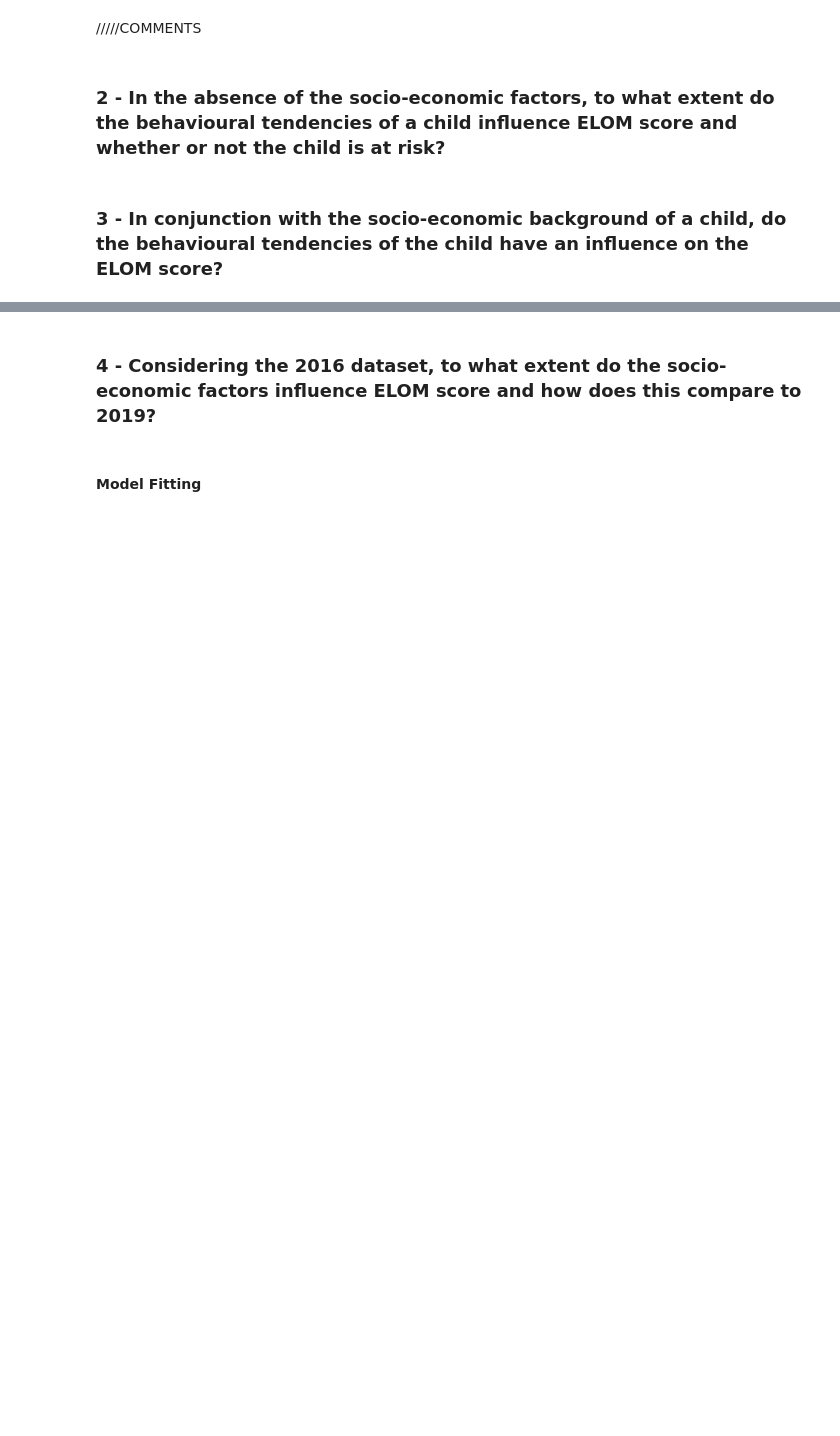
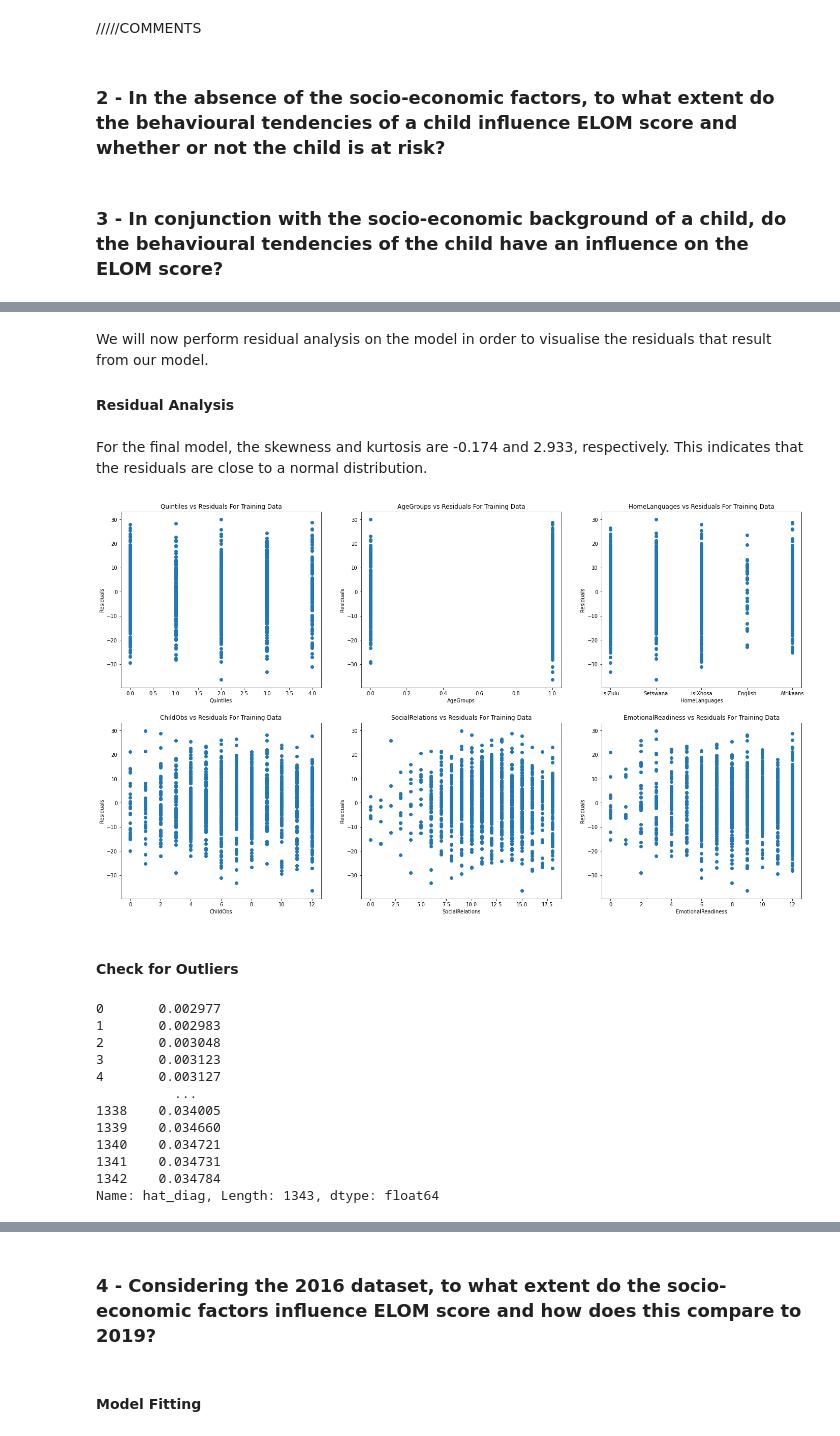
Before and after one commit to bongo1007/DAE, a Jupyter notebook: Project.ipynb, the cells around one changed output, grey strips where cells are left out. Saved outputs shown, nothing was run; the diff lists cells and outputs as text; code cells hidden in the pictures; blank space fills up the shorter version.

Commit message:
Question 3 Model Fitting

```diff
--- a/Project.ipynb
+++ b/Project.ipynb
@@ -984,0 +897,9 @@ dtype: float64
+# %%
+df2019_trainQ3 = pd.get_dummies(df2019_trainQ3,drop_first=True)
+df2019_testQ3 = pd.get_dummies(df2019_testQ3,drop_first=True)
+# %%
+df2019_trainQ3 = df2019_trainQ3.reset_index(drop=True)
+display(df2019_trainQ3.head())
+
+df2019_testQ3 = df2019_testQ3.reset_index(drop=True)
+display(df2019_testQ3.head())
@@ -984,0 +1068,2 @@ dtype: float64
+# %%
+fitFinalQ3 = smf.ols(formula="total~Quintile+AgeGroup+HomeLanguage_Afrikaans+HomeLanguage_Setswana+HomeLanguage_isiZulu+HomeLanguage_isiXhosa+ChildObs+SocialRelations+EmotionalReadiness",data=df2019_trainQ3).fit()
@@ -984,0 +1100,63 @@ dtype: float64
+# %% [markdown]
+We will now perform residual analysis on the model in order to visualise the residuals that result from our model.
+#### Residual Analysis
+# %% [markdown]
+For the final model, the skewness and kurtosis are -0.174 and 2.933, respectively. This indicates that the residuals are close to a normal distribution.
+# %%
+# Extracting residuals on our training set which will be used in the analysis below.
+residualsQ3 = fitFinalQ3.resid
+# %%
+# TODO: Plot residuals against dependent variables
+plt.figure(figsize=(24,14))
+plt.subplot(231)
+plt.title('Quintiles vs Residuals For Training Data')
+plt.xlabel('Quintiles')
+plt.ylabel('Residuals')
+plt.scatter(df2019_trainQ3.Quintile,residualsQ3)
+plt.subplot(232)
+plt.title('AgeGroups vs Residuals For Training Data')
+plt.xlabel('AgeGroups')
+plt.ylabel('Residuals')
+plt.scatter(df2019_trainQ3.AgeGroup,residualsQ3)
+plt.subplot(233)
+plt.title('HomeLanguages vs Residuals For Training Data')
+plt.xlabel('HomeLanguages')
+plt.ylabel('Residuals')
+plt.scatter(df2019_HLQ3,residualsQ3)
+plt.subplot(234)
+plt.title('ChildObs vs Residuals For Training Data')
+plt.xlabel('ChildObs')
+plt.ylabel('Residuals')
+plt.scatter(df2019_trainQ3.ChildObs,residualsQ3)
+plt.subplot(235)
+plt.title('SocialRelations vs Residuals For Training Data')
+plt.xlabel('SocialRelations')
+plt.ylabel('Residuals')
+plt.scatter(df2019_trainQ3.SocialRelations,residualsQ3)
+plt.subplot(236)
+plt.title('EmotionalReadiness vs Residuals For Training Data')
+plt.xlabel('EmotionalReadiness')
+plt.ylabel('Residuals')
+plt.scatter(df2019_trainQ3.EmotionalReadiness,residualsQ3)
+plt.show()
+
+## check for outliers
+display(Markdown("#### Check for Outliers"))
+influence_pointsQ3 = fitFinalQ3.get_influence().summary_frame().sort_values(by='hat_diag')
+influence_pointsQ3 = influence_pointsQ3.reset_index(drop=True)
+display(influence_pointsQ3.hat_diag)
+# %% [output]
+[figure, added]
+#### Check for Outliers
+0       0.002977
+1       0.002983
+2       0.003048
+3       0.003123
+4       0.003127
+          ...
+1338    0.034005
+1339    0.034660
+1340    0.034721
+1341    0.034731
+1342    0.034784
+Name: hat_diag, Length: 1343, dtype: float64
```
Also changed, not shown: parts of 50 cells of this notebook.
